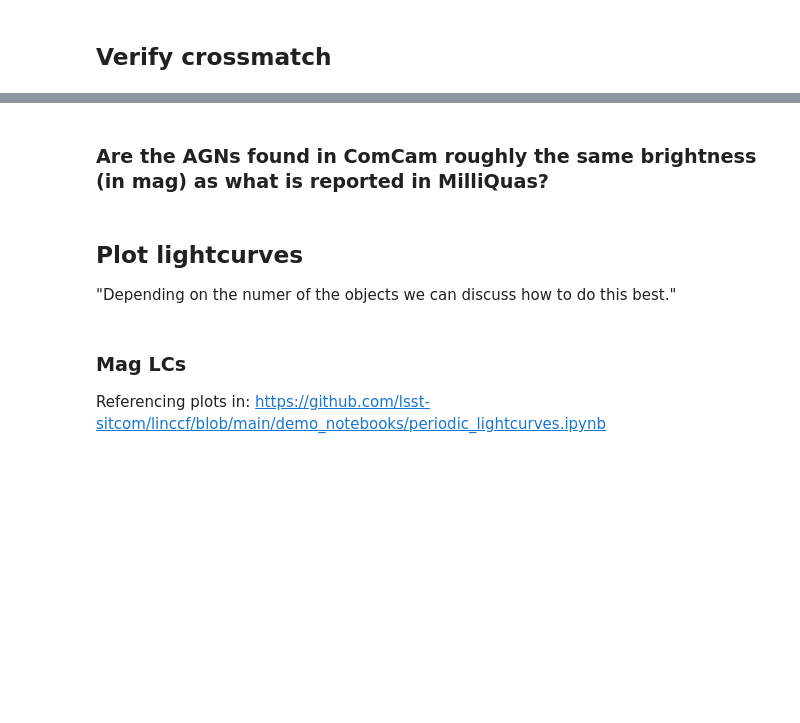
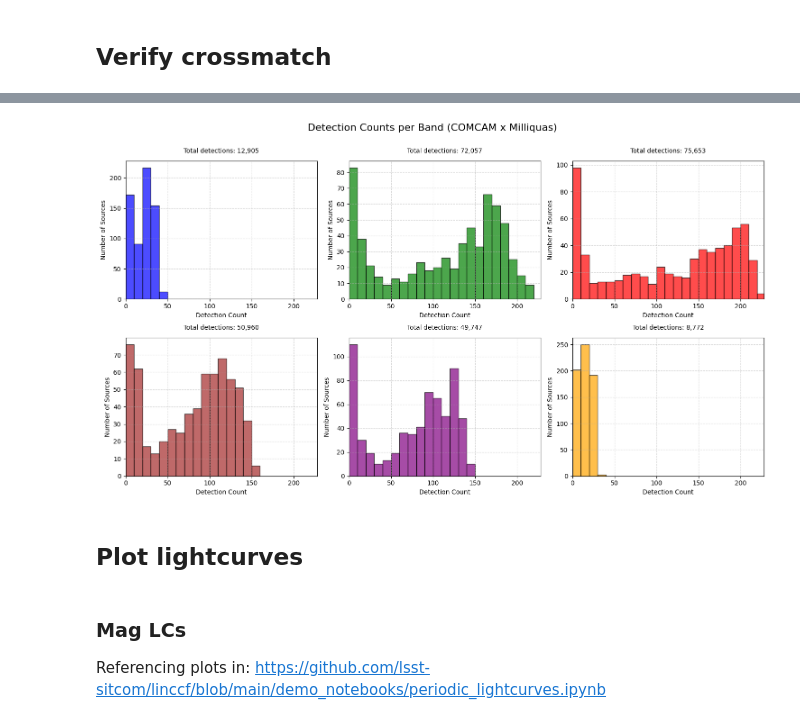
Before and after one commit to lsst-sitcom/linccf, a Jupyter notebook: internal/agn_variability/ComCam x Milliquas.ipynb, the cells around one changed output, grey strips where cells are left out. Drawn from its saved outputs; the diff is of its cells as text; code cells hidden in the pictures; blank space fills up the shorter version.

```diff
--- a/internal/agn_variability/ComCam x Milliquas.ipynb
+++ b/internal/agn_variability/ComCam x Milliquas.ipynb
@@ -96,7 +258,7 @@ def count_bands(entry):
 
 
 # Apply to each row
-band_counts = comcam_x_milliquas_computed["diaObjectForcedSource_COM"].apply(count_bands)
+band_counts = comcam_x_milliquas_computed["objectForcedSource_COM"].apply(count_bands)
 # Turn into a proper DataFrame
 band_counts_df = pd.DataFrame(band_counts.tolist()).fillna(0).astype(int)
 
@@ -112,2 +267,0 @@ plt.hist(comcam_x_milliquas_computed['n_i'])
-# %% [markdown]
-### Are the AGNs found in ComCam roughly the same brightness (in mag) as what is reported in MilliQuas?
@@ -132,4 +267,0 @@ for i in range(len(comcam_x_milliquas_computed)):
-# %% [markdown]
-## Plot lightcurves
-
-"Depending on the numer of the objects we can discuss how to do this best."
@@ -141,3 +268,45 @@ for i in range(len(comcam_x_milliquas_computed)):
+# %%
+# Define band info: (column name, color)
+bands = [
+    ('n_u', 'blue'),
+    ('n_g', 'green'),
+    ('n_r', 'red'),
+    ('n_i', 'brown'),
+    ('n_z', 'purple'),
+    ('n_y', 'orange'),
+]
+
+# Determine common bin range
+all_counts = pd.concat([comcam_x_milliquas_computed[band] for band, _ in bands])
+bin_min, bin_max = int(all_counts.min()), int(all_counts.max()) + 1
+bins = list(range(bin_min, bin_max + 10, 10))  # Bin width = 10
+
+# Create 2x3 subplots
+fig, axes = plt.subplots(2, 3, figsize=(15, 8))
+axes = axes.flatten()
+
+for ax, (band, color) in zip(axes, bands):
+    data = comcam_x_milliquas_computed[band].dropna()
+    total_detections = int(data.sum())
+
+    ax.hist(data, bins=bins, color=color, edgecolor='black', alpha=0.7)
+    ax.set_xlabel("Detection Count")
+    ax.set_ylabel("Number of Sources")
+    ax.grid(True, linestyle='--', alpha=0.5)
+    ax.set_xlim(bin_min, bin_max)
+
+    # Add total detection count above the plot
+    ax.text(0.5, 1.05, f"Total detections: {total_detections:,}",
+            transform=ax.transAxes, ha='center', va='bottom',
+            fontsize=10, color='black')
+
+plt.tight_layout()
+plt.suptitle("Detection Counts per Band (COMCAM x Milliquas)", fontsize=16, y=1.05)
+plt.show()
+# %% [output]
+[figure, added]
+# %% [markdown]
+## Plot lightcurves
 # %% [markdown]
 ### Mag LCs
 
```
Also changed, not shown: parts of 26 cells of this notebook.
